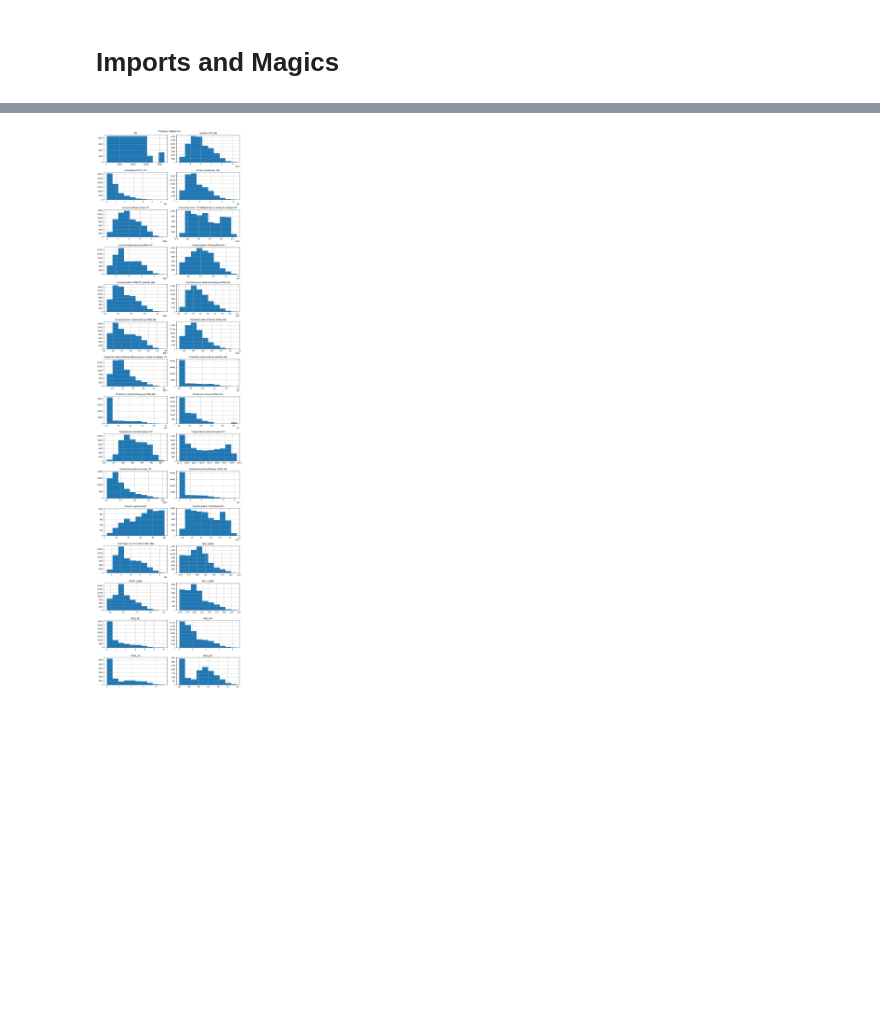
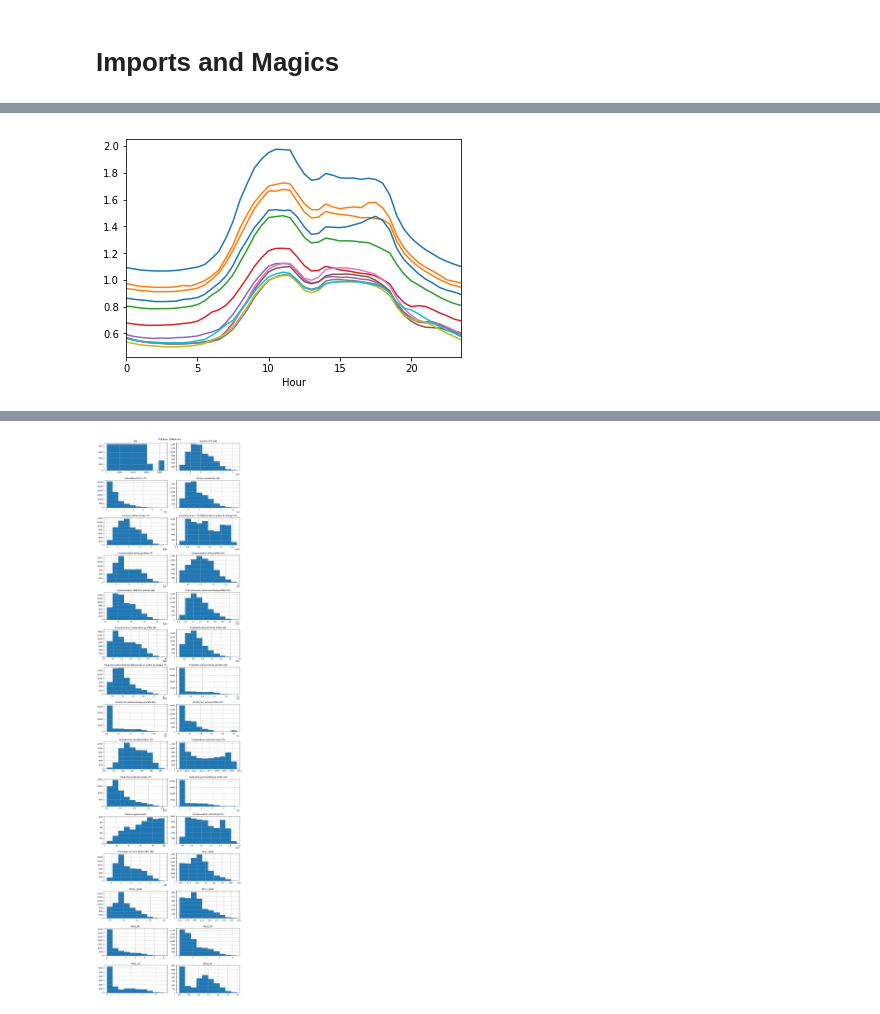
Before and after one commit to etnberz/enedis, a Jupyter notebook: notebooks/EDA.ipynb, the cells around one changed output, grey strips where cells are left out. Drawn from its saved outputs; the diff is of its cells as text; code cells hidden in the pictures; blank space fills up the shorter version.

```diff
--- a/notebooks/EDA.ipynb
+++ b/notebooks/EDA.ipynb
@@ -33,0 +436,13 @@ memory usage: 15.5 MB
+# %%
+res = test_prediction(
+    df_feat[features + [TARGET]],
+    target=TARGET,
+    test_start=test_start,
+    model='mlp_keras',
+    model_kwargs={'loss': 'mae',
+                  'input_dim': len(features),
+                  'output_dim': 1,
+                  'n_neurons': [10]},
+    training_kwargs={'epochs': 10},
+    save_model=False
+)
@@ -33,0 +466,20 @@ memory usage: 15.5 MB
+# %%
+def get_hour(date):
+
+    hour = date.hour
+    minu = date.minute/60
+    res = hour + minu
+    return res
+# %%
+train['Hour'] = pd.Series(train.index).apply(get_hour).values
+# %%
+arrays = [np.array([48*[i]for i in range(1,13)]).reshape(1,12*48).tolist()[0], list(np.linspace(0, 23.5, 48))*12]
+tuples = list(zip(*arrays))
+index = pd.MultiIndex.from_tuples(tuples, names=['Month', 'Hour'])
+
+df_mean_tar = pd.DataFrame(np.array([np.array([train[train['Month']==i].groupby('Hour').mean()[tar].values for i in range(1,13)]).reshape(12*48) for tar in TARGETS]).T, index=index, columns=TARGETS)
+# %%
+for i in range(1,13):
+    df_mean_tar.loc[i]['PRO1_BASE'].plot()
+# %% [output]
+[figure, added]
```
Also changed, not shown: parts of 43 cells of this notebook, 25 other files.
